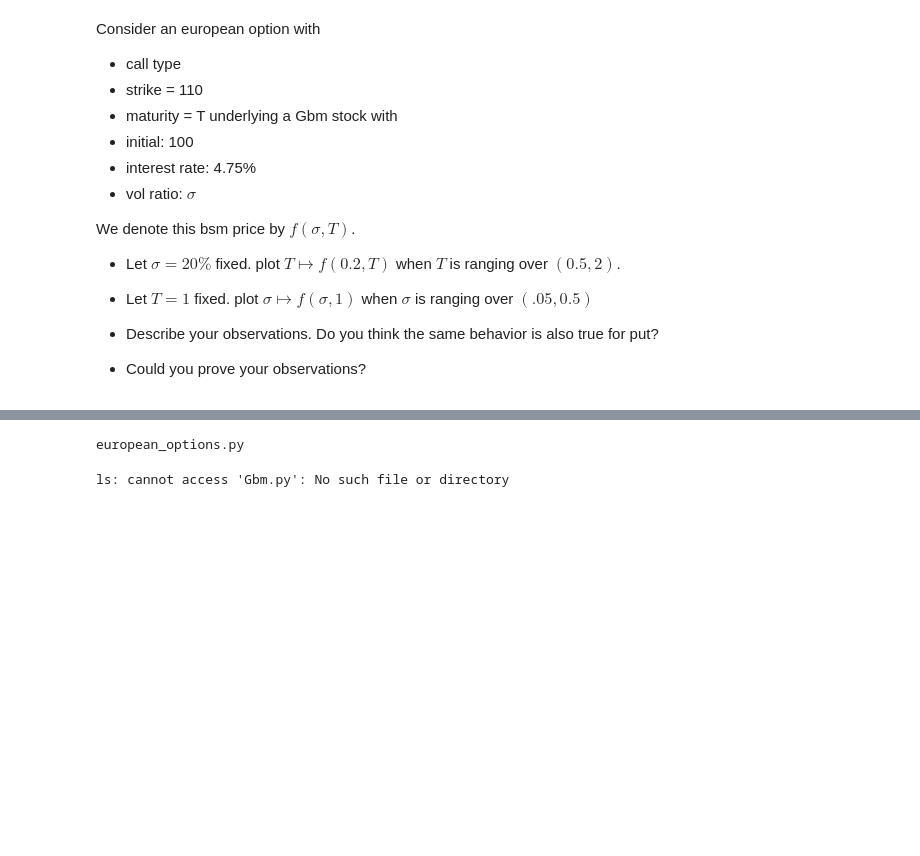
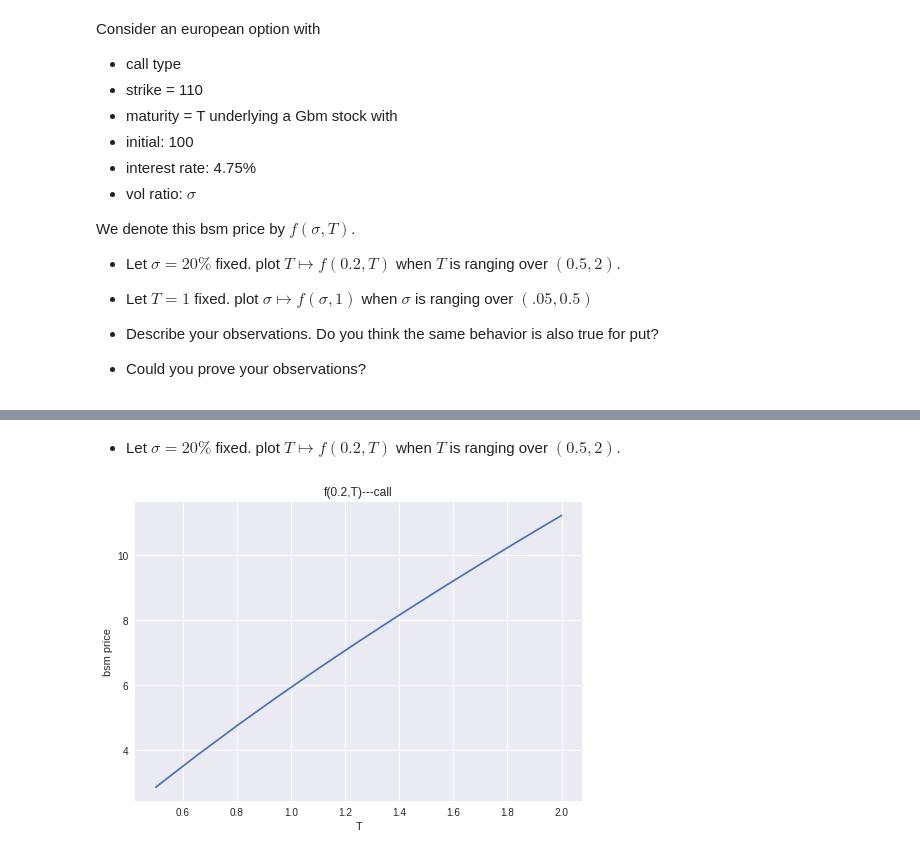
Before and after one commit to 19ma573ZiyueNie/19ma573ZiyueNie, a Jupyter notebook: src/hw3_3.ipynb, the cells around one changed output, grey strips where cells are left out. Drawn from its saved outputs; the diff is of its cells as text; code cells hidden in the pictures; blank space fills up the shorter version.

```diff
--- a/src/hw3_3.ipynb
+++ b/src/hw3_3.ipynb
@@ -39,4 +21,0 @@ cd/content/19ma573ZiyueNie/src/
-# %%
-ls european_options.py
-# %% [output]
-european_options.py
@@ -45,4 +21,0 @@ from european_options import VanillaOption
-# %%
-ls Gbm.py
-# %% [output]
-ls: cannot access 'Gbm.py': No such file or directory
@@ -48,0 +78,12 @@ ls: cannot access 'Gbm.py': No such file or directory
+# %% [markdown]
+- Let $\sigma = 20\%$ fixed. plot $T \mapsto f(0.2, T)$ when $T$ is ranging over $(0.5, 2)$.
+# %%
+T=np.linspace(0.5,2,11)#exercise price
+option1=VanillaOption(otype=1, strike=110, maturity=T)
+gbm1=Gbm(init_state=100,drift_ratio = .0475,vol_ratio = .2)
+plt.plot(T, gbm1.bsm_price(option1))
+plt.xlabel('T')
+plt.ylabel('bsm price')
+plt.title('f(0.2,T)---call');
+# %% [output]
+[figure, added]
```
Also changed, not shown: parts of 9 cells of this notebook.
